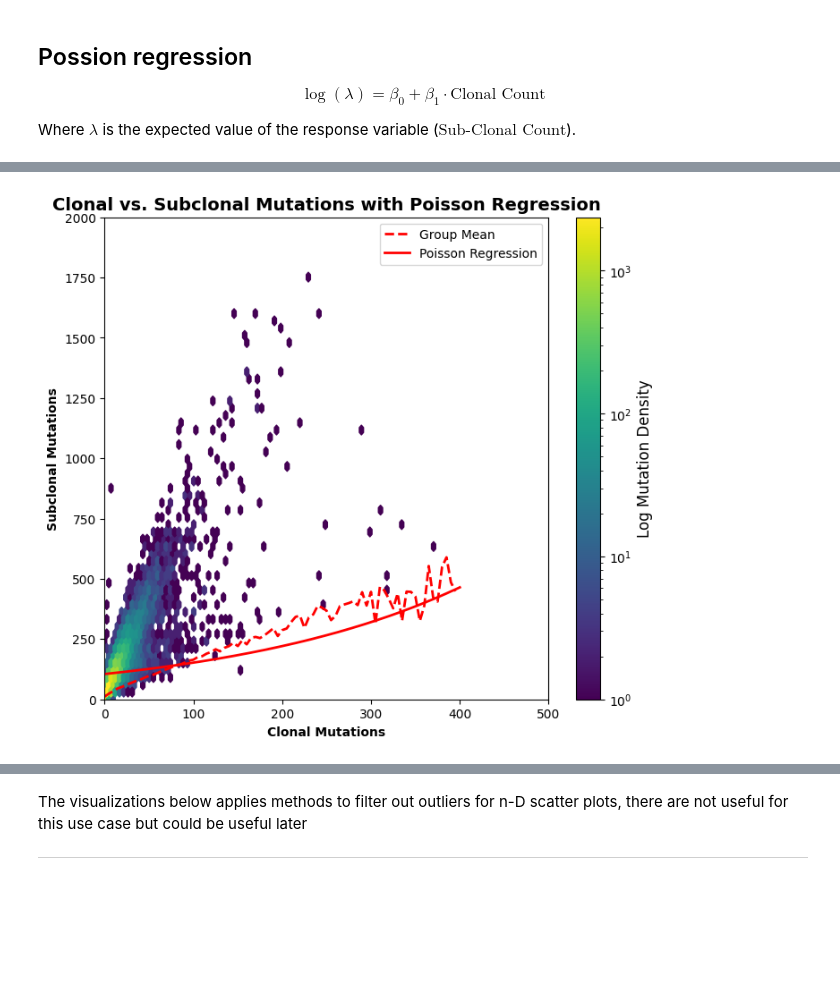
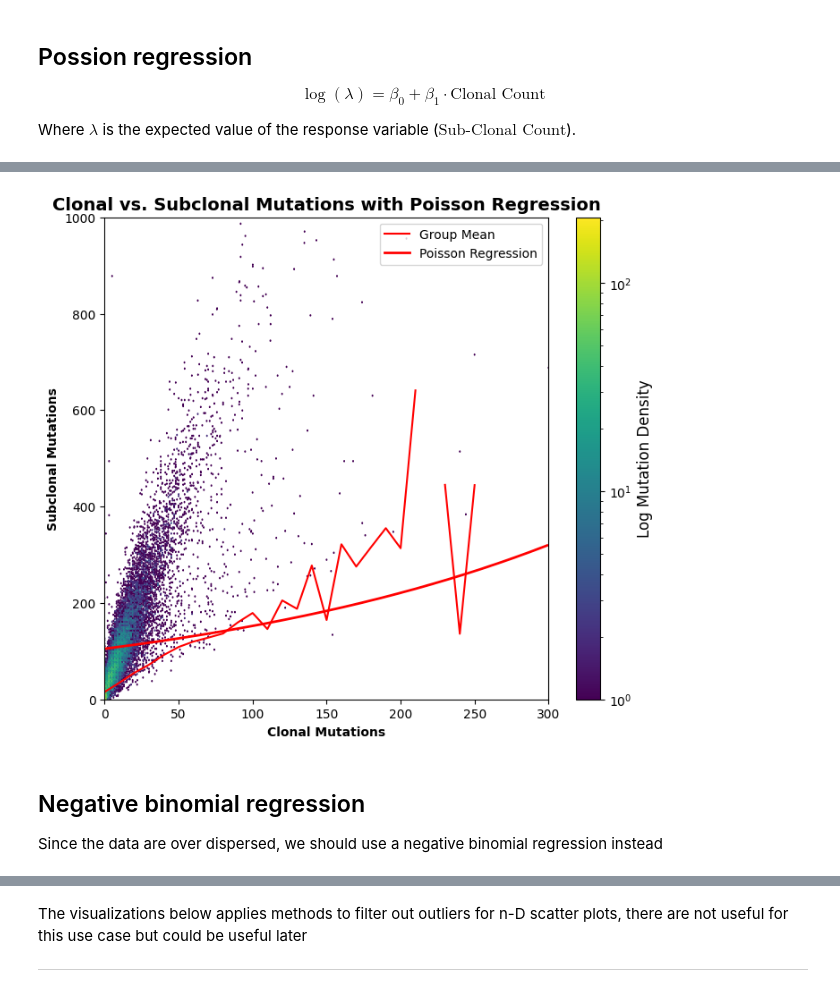
Before and after one commit to xiaopengh/Clone_Driver, a Jupyter notebook: notebook.ipynb, the cells around one changed output, grey strips where cells are left out. Saved outputs shown, nothing was run; the diff lists cells and outputs as text; code cells hidden in the pictures; blank space fills up the shorter version.

Commit message:
dashboard and negbin model

```diff
--- a/notebook.ipynb
+++ b/notebook.ipynb
@@ -200 +235,16 @@ Clonal Count     0.0037   3.82e-06    972.385      0.000       0.004       0.004
 ================================================================================
+# %%
+import statsmodels.api as sm
+
+# Define the predictor and response variables
+x = clonal_summary_right["Clonal Count"]
+y = clonal_summary_right["Sub-Clonal Count"]
+
+# Add a constant to the predictor variable (intercept term)
+x_with_const = sm.add_constant(x)
+
+# Fit the Poisson regression model
+poisson_model = sm.GLM(y, x_with_const, family=sm.families.Poisson()).fit()
+
+# Print the summary of the model
+print(poisson_model.summary())
@@ -201,66 +269,68 @@ Clonal Count     0.0037   3.82e-06    972.385      0.000       0.004       0.004
 # %%
 # calculate the mean of the response variable by the predictor variable
 group_means = []
-xlim = 500
-step = 1
+xlim = 300
+step = 10
 for i in range(0, xlim, step):
-    group_means.append(clonal_summary[(x >= i) & (x < i + step)]["Sub-Clonal Count"].mean())
+    group_means.append(clonal_summary_left[(x >= i) & (x < i + step)]["Sub-Clonal Count"].mean())
 # %%
-# Parameters
-end = 500
-freq = 1
-
 # Create bins
-bins = pd.interval_range(start=0, end=end, freq=freq, closed='left')
+bins = pd.interval_range(start=0, end=xlim, freq=step, closed='left')
 
 # Assign each value in x to a bin
 x_binned = pd.cut(x, bins)
 
 # Compute mean of 'Sub-Clonal Count' for each bin
-group_means = clonal_summary.groupby(x_binned)["Sub-Clonal Count"].mean().tolist()
+group_means = clonal_summary_left.groupby(x_binned)["Sub-Clonal Count"].mean().tolist()
 # %%
 import matplotlib.pyplot as plt
 import numpy as np
 import statsmodels.api as sm  # Ensure statsmodels is imported
 
 # Generate values for prediction
-x_plot = np.linspace(0, 400, 400)  # Generate 400 values between 0 and 400
-step5_lim = 400  # Limit for x_step5
-x_step5 = np.arange(0, step5_lim, 5)  # Generate values in steps of 5
+step = 10  # Step size for x-axis
+xlim = 300  # Limit for x-axis
+ylim = 1000  # Limit for y-axis
+x_plot = np.arange(0, xlim)  # Generate 400 values between 0 and 400
+x_step = np.arange(0, xlim, step)  # Generate values in steps of 1
 
 # Create a design matrix for prediction (add an intercept)
 x_pred = sm.add_constant(x_plot)  # Ensures it matches the Poisson model structure
 
 # Predict the Sub-Clonal Count using the Poisson regression model
 predicted_counts = poisson_model.predict(x_pred)  # Use the corrected matrix
 
 # Create the Hexbin Plot (R-style)
 fig, ax = plt.subplots(figsize=(8, 7))
 hb = ax.hexbin(
-    clonal_summary["Clonal Count"], clonal_summary["Sub-Clonal Count"],
-    gridsize=300, cmap="viridis", bins="log", mincnt=1  # Use log scale for density
+    x, y,
+    gridsize=5000, cmap="viridis", bins='log' ,mincnt=1  # Use log scale for density
 )
 
 # Add the Group Means
-ax.plot(x_step5, group_means[0:step5_lim//5], color="red", linestyle="--", linewidth=2, label="Group Mean")
+ax.plot(x_step, group_means[0:xlim//step], color="red",  label="Group Mean")
 
 # Add the Poisson Regression Line
 ax.plot(x_plot, predicted_counts, color="red", linestyle="-", linewidth=2, label="Poisson Regression")
 
 # Improve Labels and Title (ggplot2-like styling)
 ax.set_xlim([0, xlim])  # Adjust these values based on your data
-ax.set_ylim([0, 2000])  # Adjust these values based on your data
+ax.set_ylim([0, ylim])  # Adjust these values based on your data
 ax.set_xlabel("Clonal Mutations", fontsize=10, fontweight="bold")
 ax.set_ylabel("Subclonal Mutations", fontsize=10, fontweight="bold")
 ax.set_title("Clonal vs. Subclonal Mutations with Poisson Regression", fontsize=14, fontweight="bold")
 
 # Add a Colorbar for Density
 cb = fig.colorbar(hb, ax=ax)
 cb.set_label("Log Mutation Density", fontsize=12)
 
 ax.legend()  # Show the legend
 
 # Show the Plot
 plt.show()
 # %% [output]
-[figure, old version]
+[figure, new version]
+# %% [markdown]
+## Negative binomial regression
+
+Since the data are over dispersed, we should use a negative binomial regression instead
```
Also changed, not shown: parts of 18 cells of this notebook, 5 other files.
